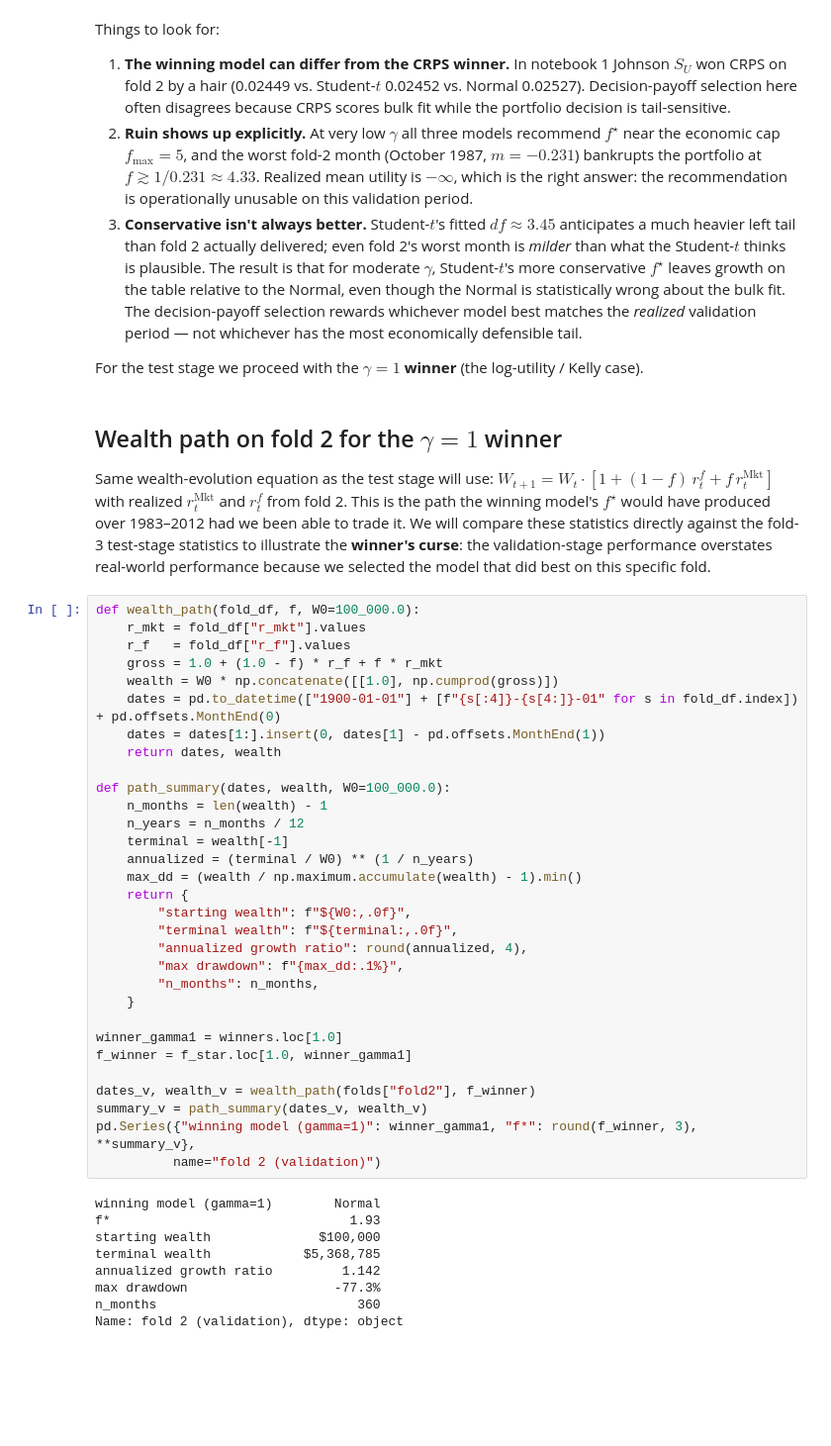
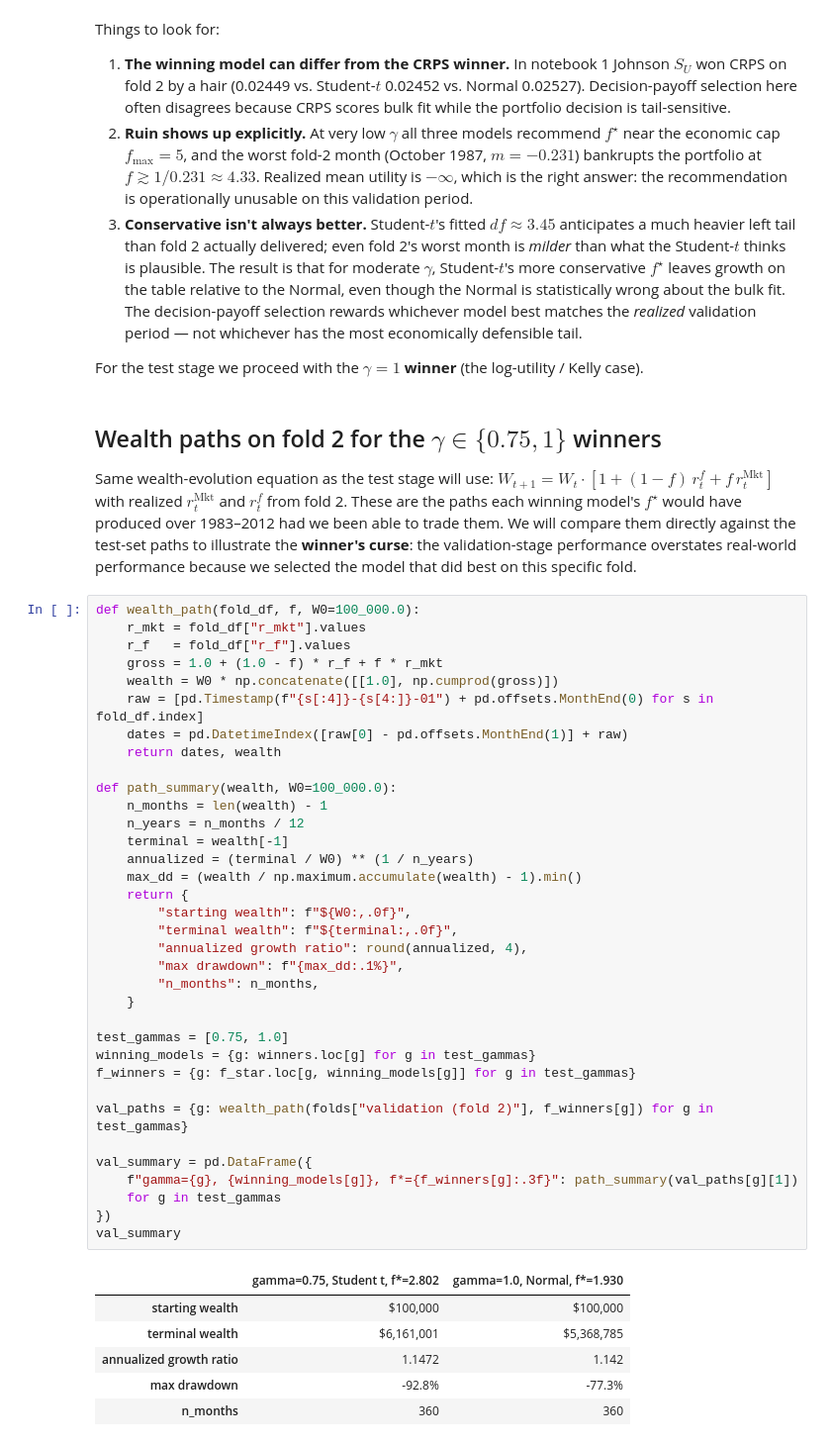
Before and after one commit to andrewmoon67/544_Notebooks, a Jupyter notebook: 06_Portfolio_optimization_and_copulas/2_simple_portfolio_optimization.ipynb, the cells around one changed output. Shown at 99% size. Cells and saved outputs as stored; diff of their text form; blank space fills up the shorter version.

```diff
--- a/06_Portfolio_optimization_and_copulas/2_simple_portfolio_optimization.ipynb
+++ b/06_Portfolio_optimization_and_copulas/2_simple_portfolio_optimization.ipynb
@@ -169,49 +169,51 @@ Things to look for:
 
 For the test stage we proceed with the **$\gamma = 1$ winner** (the log-utility / Kelly case).
 # %% [markdown]
-## Wealth path on fold 2 for the $\gamma = 1$ winner
+## Wealth paths on fold 2 for the $\gamma \in \{0.75, 1\}$ winners
 
 Same wealth-evolution equation as the test stage will use:
 $W_{t+1} = W_t \cdot [1 + (1 - f)\,r^f_t + f\,r^{\text{Mkt}}_t]$
-with realized $r^{\text{Mkt}}_t$ and $r^f_t$ from fold 2. This is the path the winning model's $f^\star$ would have produced over 1983–2012 had we been able to trade it. We will compare these statistics directly against the fold-3 test-stage statistics to illustrate the **winner's curse**: the validation-stage performance overstates real-world performance because we selected the model that did best on this specific fold.
+with realized $r^{\text{Mkt}}_t$ and $r^f_t$ from fold 2. These are the paths each winning model's $f^\star$ would have produced over 1983–2012 had we been able to trade them. We will compare them directly against the test-set paths to illustrate the **winner's curse**: the validation-stage performance overstates real-world performance because we selected the model that did best on this specific fold.
 # %%
 def wealth_path(fold_df, f, W0=100_000.0):
     r_mkt = fold_df["r_mkt"].values
     r_f   = fold_df["r_f"].values
     gross = 1.0 + (1.0 - f) * r_f + f * r_mkt
     wealth = W0 * np.concatenate([[1.0], np.cumprod(gross)])
-    dates = pd.to_datetime(["1900-01-01"] + [f"{s[:4]}-{s[4:]}-01" for s in fold_df.index]) + pd.offsets.MonthEnd(0)
-    dates = dates[1:].insert(0, dates[1] - pd.offsets.MonthEnd(1))
+    raw = [pd.Timestamp(f"{s[:4]}-{s[4:]}-01") + pd.offsets.MonthEnd(0) for s in fold_df.index]
+    dates = pd.DatetimeIndex([raw[0] - pd.offsets.MonthEnd(1)] + raw)
     return dates, wealth
 
-def path_summary(dates, wealth, W0=100_000.0):
+def path_summary(wealth, W0=100_000.0):
     n_months = len(wealth) - 1
     n_years = n_months / 12
     terminal = wealth[-1]
     annualized = (terminal / W0) ** (1 / n_years)
     max_dd = (wealth / np.maximum.accumulate(wealth) - 1).min()
     return {
         "starting wealth": f"${W0:,.0f}",
         "terminal wealth": f"${terminal:,.0f}",
         "annualized growth ratio": round(annualized, 4),
         "max drawdown": f"{max_dd:.1%}",
         "n_months": n_months,
     }
 
-winner_gamma1 = winners.loc[1.0]
-f_winner = f_star.loc[1.0, winner_gamma1]
+test_gammas = [0.75, 1.0]
+winning_models = {g: winners.loc[g] for g in test_gammas}
+f_winners = {g: f_star.loc[g, winning_models[g]] for g in test_gammas}
 
-dates_v, wealth_v = wealth_path(folds["fold2"], f_winner)
-summary_v = path_summary(dates_v, wealth_v)
-pd.Series({"winning model (gamma=1)": winner_gamma1, "f*": round(f_winner, 3), **summary_v},
-          name="fold 2 (validation)")
+val_paths = {g: wealth_path(folds["validation (fold 2)"], f_winners[g]) for g in test_gammas}
+
+val_summary = pd.DataFrame({
+    f"gamma={g}, {winning_models[g]}, f*={f_winners[g]:.3f}": path_summary(val_paths[g][1])
+    for g in test_gammas
+})
+val_summary
 # %% [output]
-winning model (gamma=1)        Normal
-f*                               1.93
-starting wealth              $100,000
-terminal wealth            $5,368,785
-annualized growth ratio         1.142
-max drawdown                   -77.3%
-n_months                          360
-Name: fold 2 (validation), dtype: object
+|  | gamma=0.75, Student t, f*=2.802 | gamma=1.0, Normal, f*=1.930 |
+| starting wealth | $100,000 | $100,000 |
+| terminal wealth | $6,161,001 | $5,368,785 |
+| annualized growth ratio | 1.1472 | 1.142 |
+| max drawdown | -92.8% | -77.3% |
+| n_months | 360 | 360 |
 # %%
```
Also changed, not shown: parts of 9 cells of this notebook.
